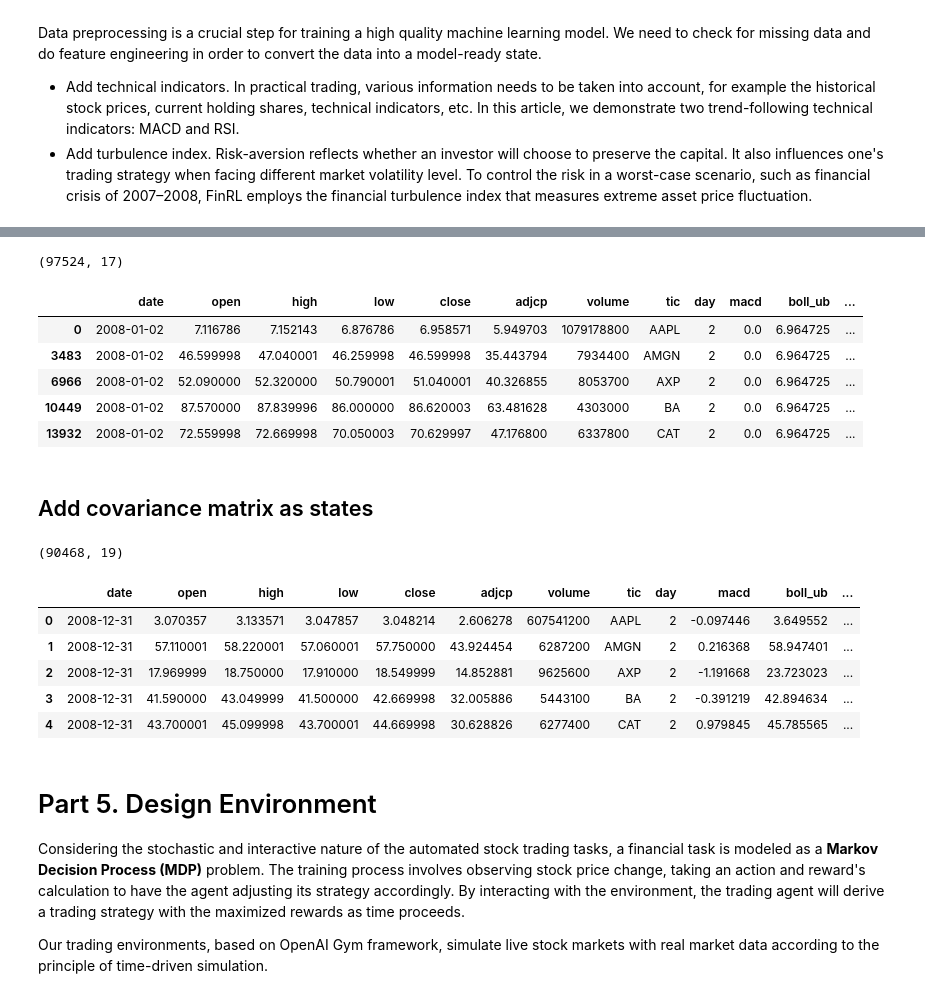
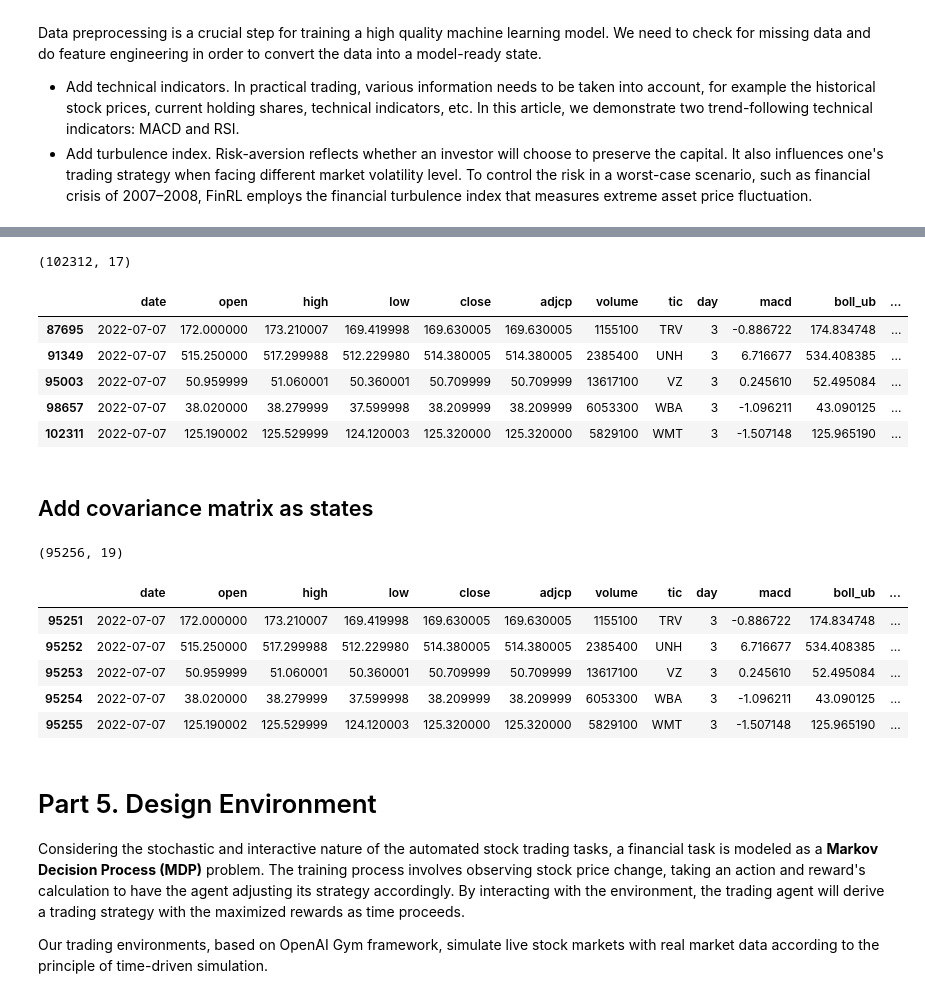
Before and after one commit to bassemfg/FinRL-Meta, a Jupyter notebook: tutorials/1-Introduction/FinRL_PortfolioAllocation_NeurIPS_2020.ipynb, the cells around one changed output, grey strips where cells are left out. Cells and saved outputs as stored; diff of their text form; code cells hidden in the pictures.

```diff
--- a/tutorials/1-Introduction/FinRL_PortfolioAllocation_NeurIPS_2020.ipynb
+++ b/tutorials/1-Introduction/FinRL_PortfolioAllocation_NeurIPS_2020.ipynb
@@ -130,7 +133,7 @@ print(config_tickers.DOW_30_TICKER)
 # %%
 dp = YahooFinanceProcessor()
 df = dp.download_data(start_date = '2008-01-01',
-                     end_date = '2021-10-31',
+                     end_date = '2022-07-08',
                      ticker_list = config_tickers.DOW_30_TICKER, time_interval='1D')
 # %% [output]
 [*********************100%***********************]  1 of 1 completed
@@ -176,16 +209,16 @@ Successfully added technical indicators
 # %%
 df.shape
 # %% [output]
-(97524, 17)
+(102312, 17)
 # %%
-df.head()
+df.tail()
 # %% [output]
 |  | date | open | high | low | close | adjcp | volume | tic | day | macd | boll_ub | ... |
-| 0 | 2008-01-02 | 7.116786 | 7.152143 | 6.876786 | 6.958571 | 5.949703 | 1079178800 | AAPL | 2 | 0.0 | 6.964725 | ... |
-| 3483 | 2008-01-02 | 46.599998 | 47.040001 | 46.259998 | 46.599998 | 35.443794 | 7934400 | AMGN | 2 | 0.0 | 6.964725 | ... |
-| 6966 | 2008-01-02 | 52.090000 | 52.320000 | 50.790001 | 51.040001 | 40.326855 | 8053700 | AXP | 2 | 0.0 | 6.964725 | ... |
-| 10449 | 2008-01-02 | 87.570000 | 87.839996 | 86.000000 | 86.620003 | 63.481628 | 4303000 | BA | 2 | 0.0 | 6.964725 | ... |
-| 13932 | 2008-01-02 | 72.559998 | 72.669998 | 70.050003 | 70.629997 | 47.176800 | 6337800 | CAT | 2 | 0.0 | 6.964725 | ... |
+| 87695 | 2022-07-07 | 172.000000 | 173.210007 | 169.419998 | 169.630005 | 169.630005 | 1155100 | TRV | 3 | -0.886722 | 174.834748 | ... |
+| 91349 | 2022-07-07 | 515.250000 | 517.299988 | 512.229980 | 514.380005 | 514.380005 | 2385400 | UNH | 3 | 6.716677 | 534.408385 | ... |
+| 95003 | 2022-07-07 | 50.959999 | 51.060001 | 50.360001 | 50.709999 | 50.709999 | 13617100 | VZ | 3 | 0.245610 | 52.495084 | ... |
+| 98657 | 2022-07-07 | 38.020000 | 38.279999 | 37.599998 | 38.209999 | 38.209999 | 6053300 | WBA | 3 | -1.096211 | 43.090125 | ... |
+| 102311 | 2022-07-07 | 125.190002 | 125.529999 | 124.120003 | 125.320000 | 125.320000 | 5829100 | WMT | 3 | -1.507148 | 125.965190 | ... |
 # %% [markdown]
 ## Add covariance matrix as states
 # %%
@@ -214,16 +247,16 @@ df = df.sort_values(['date','tic']).reset_index(drop=True)
 # %%
 df.shape
 # %% [output]
-(90468, 19)
+(95256, 19)
 # %%
-df.head()
+df.tail()
 # %% [output]
 |  | date | open | high | low | close | adjcp | volume | tic | day | macd | boll_ub | ... |
-| 0 | 2008-12-31 | 3.070357 | 3.133571 | 3.047857 | 3.048214 | 2.606278 | 607541200 | AAPL | 2 | -0.097446 | 3.649552 | ... |
-| 1 | 2008-12-31 | 57.110001 | 58.220001 | 57.060001 | 57.750000 | 43.924454 | 6287200 | AMGN | 2 | 0.216368 | 58.947401 | ... |
-| 2 | 2008-12-31 | 17.969999 | 18.750000 | 17.910000 | 18.549999 | 14.852881 | 9625600 | AXP | 2 | -1.191668 | 23.723023 | ... |
-| 3 | 2008-12-31 | 41.590000 | 43.049999 | 41.500000 | 42.669998 | 32.005886 | 5443100 | BA | 2 | -0.391219 | 42.894634 | ... |
-| 4 | 2008-12-31 | 43.700001 | 45.099998 | 43.700001 | 44.669998 | 30.628826 | 6277400 | CAT | 2 | 0.979845 | 45.785565 | ... |
+| 95251 | 2022-07-07 | 172.000000 | 173.210007 | 169.419998 | 169.630005 | 169.630005 | 1155100 | TRV | 3 | -0.886722 | 174.834748 | ... |
+| 95252 | 2022-07-07 | 515.250000 | 517.299988 | 512.229980 | 514.380005 | 514.380005 | 2385400 | UNH | 3 | 6.716677 | 534.408385 | ... |
+| 95253 | 2022-07-07 | 50.959999 | 51.060001 | 50.360001 | 50.709999 | 50.709999 | 13617100 | VZ | 3 | 0.245610 | 52.495084 | ... |
+| 95254 | 2022-07-07 | 38.020000 | 38.279999 | 37.599998 | 38.209999 | 38.209999 | 6053300 | WBA | 3 | -1.096211 | 43.090125 | ... |
+| 95255 | 2022-07-07 | 125.190002 | 125.529999 | 124.120003 | 125.320000 | 125.320000 | 5829100 | WMT | 3 | -1.507148 | 125.965190 | ... |
 # %% [markdown]
 <a id='4'></a>
 # Part 5. Design Environment
```
Also changed, not shown: parts of 21 cells of this notebook, 9 other files.
